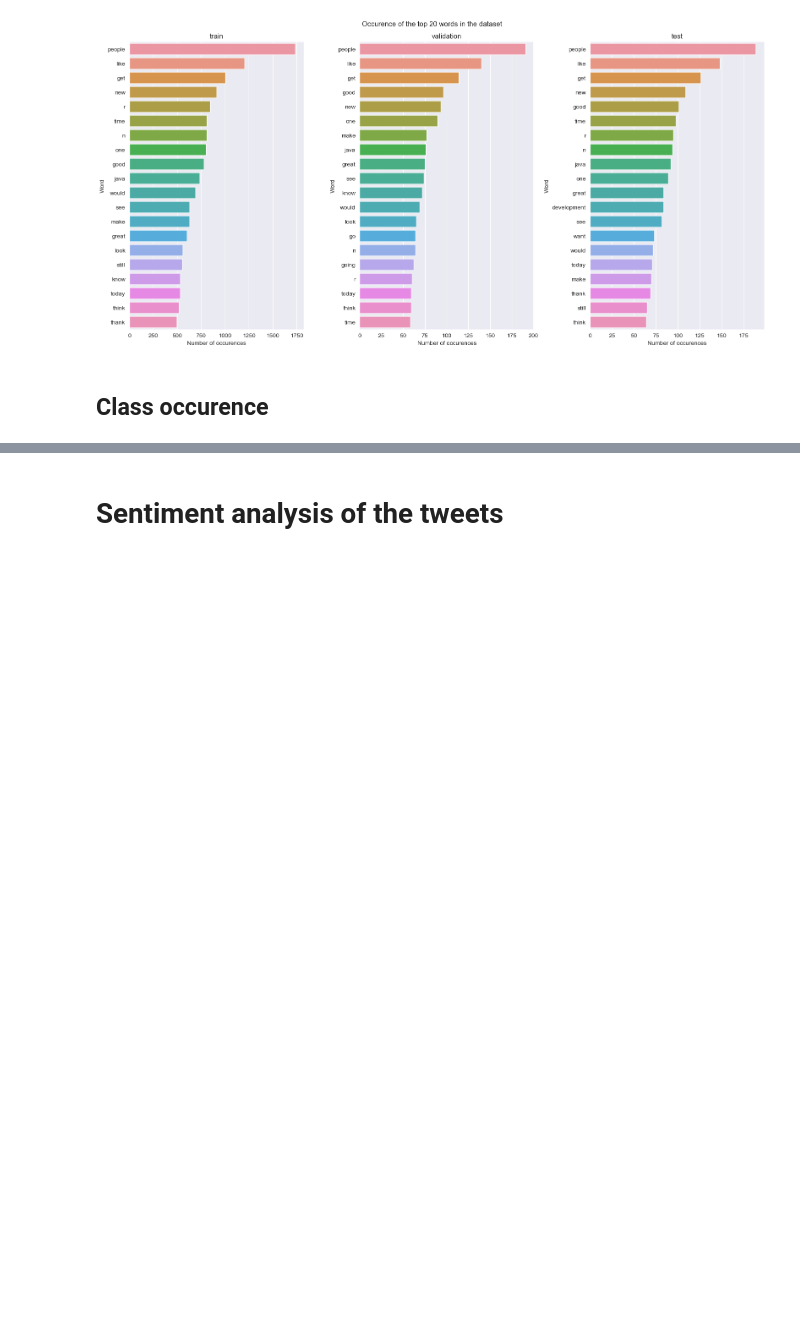
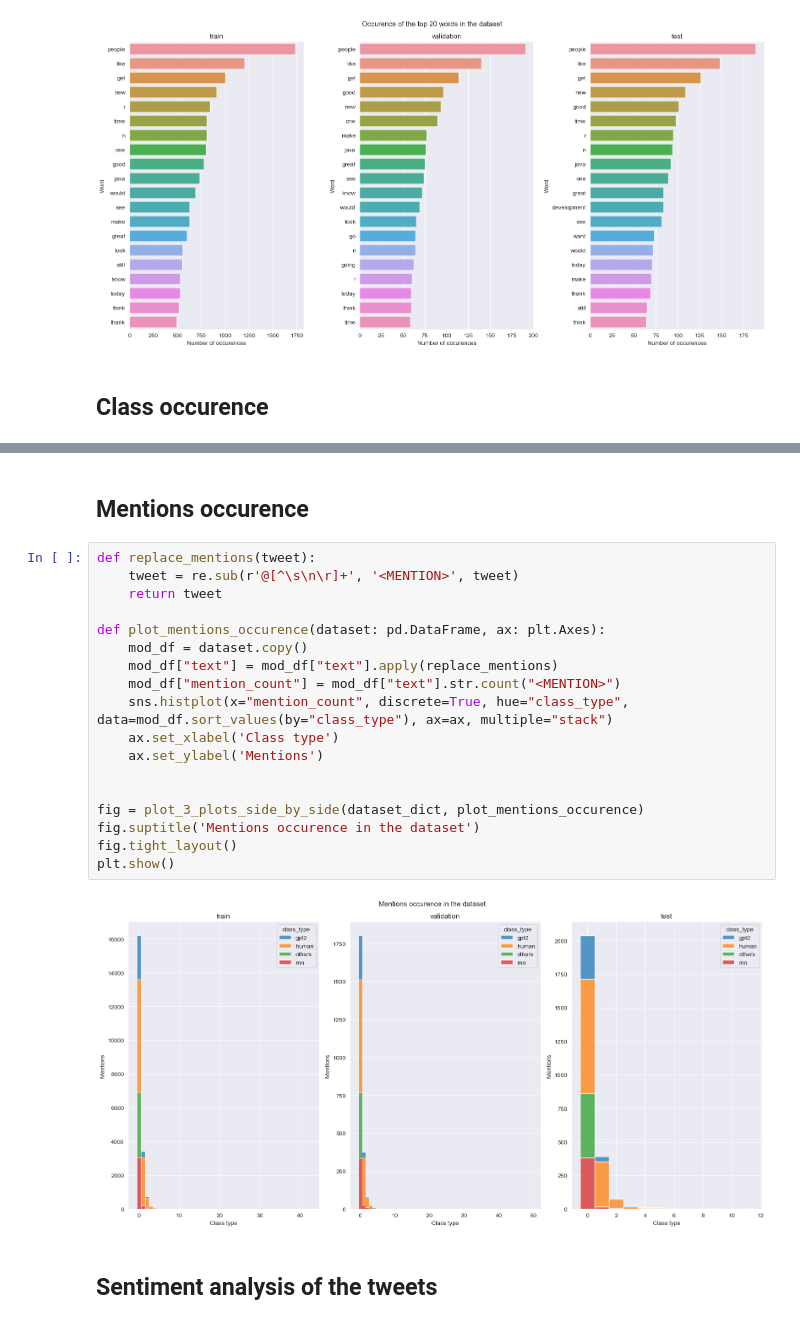
Before and after one commit to cinekele/twitter-deepfake, a Jupyter notebook: notebooks/01_EDA.ipynb, the cells around one changed output, grey strips where cells are left out. Drawn from its saved outputs; the diff is of its cells as text; blank space fills up the shorter version.

```diff
--- a/notebooks/01_EDA.ipynb
+++ b/notebooks/01_EDA.ipynb
@@ -164,3 +218,25 @@ plt.show()
+# %% [markdown]
+## Mentions occurence
+# %%
+def replace_mentions(tweet):
+    tweet = re.sub(r'@[^\s\n\r]+', '<MENTION>', tweet)
+    return tweet
+
+def plot_mentions_occurence(dataset: pd.DataFrame, ax: plt.Axes):
+    mod_df = dataset.copy()
+    mod_df["text"] = mod_df["text"].apply(replace_mentions)
+    mod_df["mention_count"] = mod_df["text"].str.count("<MENTION>")
+    sns.histplot(x="mention_count", discrete=True, hue="class_type", data=mod_df.sort_values(by="class_type"), ax=ax, multiple="stack")
+    ax.set_xlabel('Class type')
+    ax.set_ylabel('Mentions')
+
+
+fig = plot_3_plots_side_by_side(dataset_dict, plot_mentions_occurence)
+fig.suptitle('Mentions occurence in the dataset')
+fig.tight_layout()
+plt.show()
+# %% [output]
+[figure, added]
 # %% [markdown]
-# Sentiment analysis of the tweets
+## Sentiment analysis of the tweets
 # %%
```
Also changed, not shown: parts of 13 cells of this notebook.
